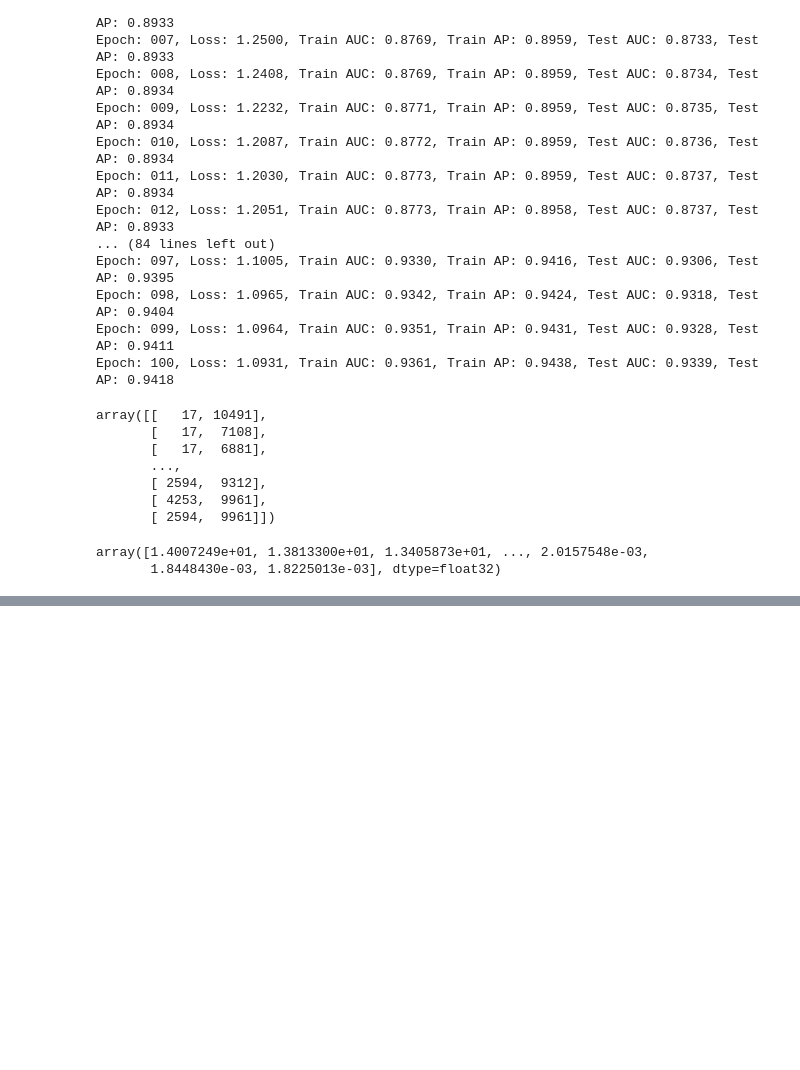
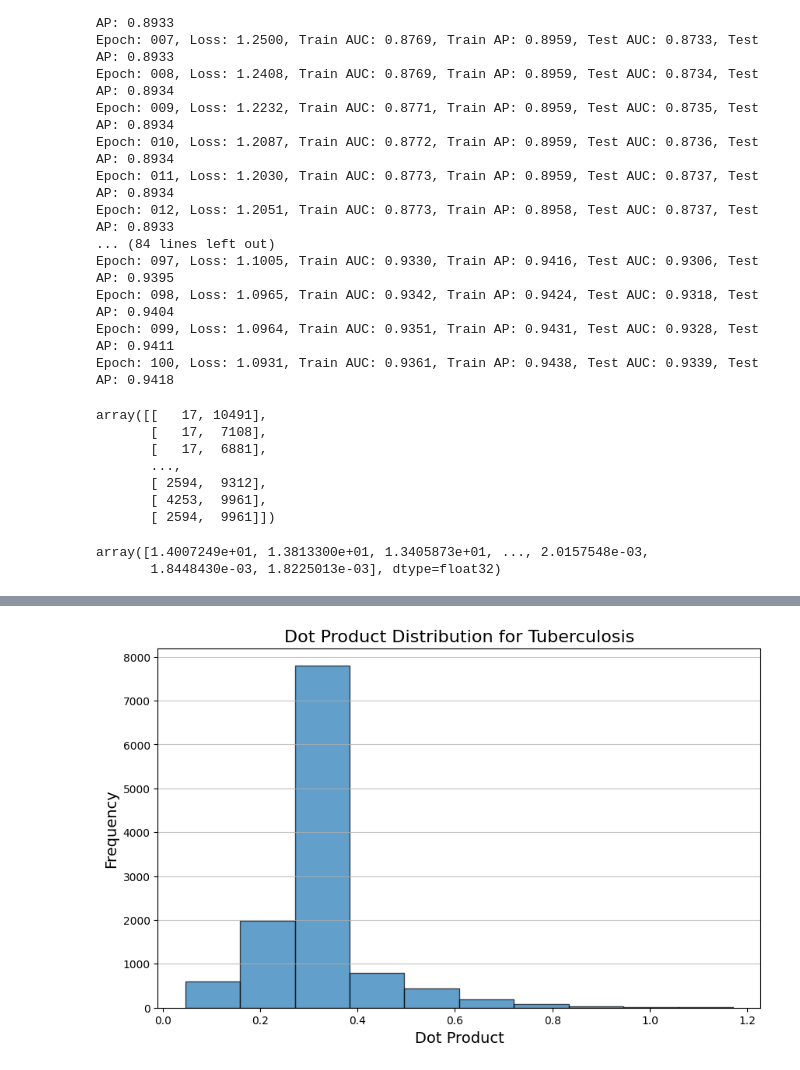
Before and after one commit to kay15vl/ReDrugGraph, a Jupyter notebook: scripts/gnn_implementation.ipynb, the cells around one changed output, grey strips where cells are left out. Saved outputs shown, nothing was run; the diff lists cells and outputs as text; code cells hidden in the pictures; blank space fills up the shorter version.

Commit message:
Fixed the dot product output. Filtered out the TB results. Can start working on the drug aspect now.

```diff
--- a/scripts/gnn_implementation.ipynb
+++ b/scripts/gnn_implementation.ipynb
@@ -970,0 +953,10 @@ Best Threshold=0.593801
+# %%
+# filter out tb dot product results only
+# Filter the DataFrame for a specific MONDO ID
+specific_mondo_id = "MONDO:0018076-tuberculosis"
+
+# Check if the MONDO ID is in the 'Edges(Disease, Gene)' column
+tb_dotprod_results = formatted_df[formatted_df["Edges(Disease, Gene)"].str.contains(specific_mondo_id, regex=False)]
+
+# Display the filtered DataFrame
+print(tb_dotprod_results)
@@ -970,0 +978,15 @@ Best Threshold=0.593801
+# %%
+import matplotlib.pyplot as plt
+
+# Plotting the dot product distribution for tuberculosis results
+plt.figure(figsize=(10, 6))
+plt.hist(tb_dotprod_results['Dotprod'], bins=10, edgecolor='black', alpha=0.7)
+plt.title('Dot Product Distribution for Tuberculosis', fontsize=16)
+plt.xlabel('Dot Product', fontsize=14)
+plt.ylabel('Frequency', fontsize=14)
+plt.grid(axis='y', alpha=0.75)
+
+# Show the plot
+plt.show()
+# %% [output]
+[figure, added]
```
Also changed, not shown: parts of 9 cells of this notebook.
